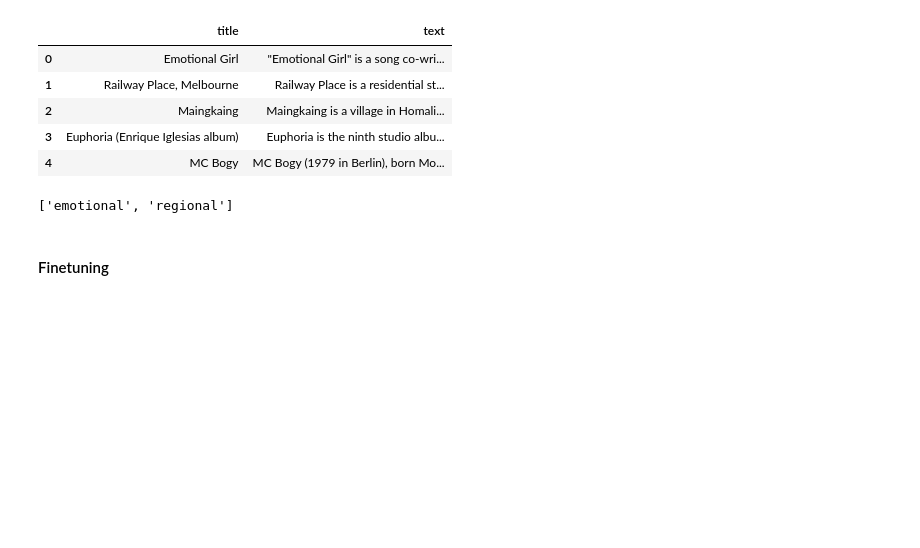
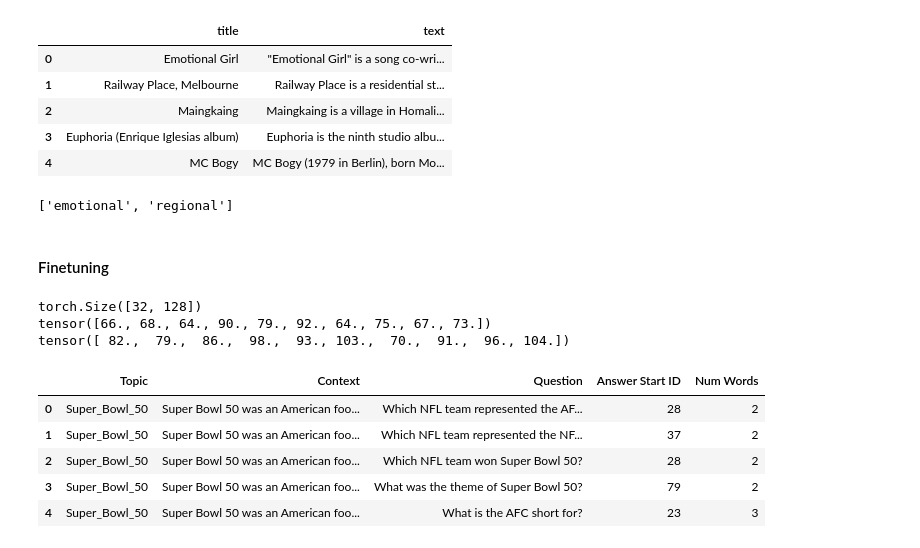
Before and after one commit to shanmukh05/scratch_nlp, a Jupyter notebook: Experiments.ipynb, the cells around one changed output. Drawn from its saved outputs; the diff is of its cells as text; code cells hidden in the pictures; blank space fills up the shorter version.

Commit message:
Implemented BERT Finetune Dataset Preprocesser and data loader

```diff
--- a/Experiments.ipynb
+++ b/Experiments.ipynb
@@ -2135,2 +2132,18 @@ words
+# %%
+wordpiece = bert.bert_pretrain_ds.wordpiece
+word2id = bert.bert_pretrain_ds.word2id
+
+bert_finetune_ds = PreprocessBERTFinetune(config_dict, wordpiece, word2id)
+tokens, start_ids, end_ids, topics = bert_finetune_ds.get_data()
+
+train_loader, val_loader, test_loader = create_data_loader_finetune(tokens, start_ids, end_ids, topics)
+train_tokens, train_start_ids, train_end_ids = next(iter(train_loader))
+print(train_tokens.shape)
+print(train_start_ids[:10])
+print(train_end_ids[:10])
+# %% [output]
+torch.Size([32, 128])
+tensor([66., 68., 64., 90., 79., 92., 64., 75., 67., 73.])
+tensor([ 82.,  79.,  86.,  98.,  93., 103.,  70.,  91.,  96., 104.])
 # %%
 ### BERT Finetuning Model
@@ -2136,0 +2152,51 @@ words
+# %%
+### Extract Data
+import json
+
+json_path = config_dict["finetune"]["paths"]["input_file"]
+num_topics = config_dict["finetune"]["dataset"]["num_topics"]
+
+with open(json_path, 'r') as f:
+    data = json.load(f)
+
+data = data["data"]
+topics, contexts, ques, ans_texts,   = [], [], [], []
+ans_start_ids, num_words, valid_ids = [], [], []
+
+for topic in data[:num_topics]:
+    for para in topic["paragraphs"]:
+        for que in para["qas"]:
+            topics.append(topic["title"])
+            contexts.append(para["context"])
+            ques.append(que["question"])
+            ans_texts.append(que["answers"][0]["text"])
+
+for j, (ans, context) in enumerate(zip(ans_texts, contexts)):
+    num_word = len(ans.split())
+    tokens = context.split()
+
+    for i in range(len(tokens) - num_word):
+        is_ans = " ".join(tokens[i:i+num_word])
+        if is_ans == ans:
+            ans_start_ids.append(i)
+            num_words.append(num_word)
+            is_present = True
+            valid_ids.append(j)
+            break
+valid_ids = np.array(valid_ids)
+
+df = pd.DataFrame.from_dict({
+    "Topic": np.array(topics)[valid_ids],
+    "Context": np.array(contexts)[valid_ids],
+    "Question": np.array(ques)[valid_ids],
+    "Answer Start ID": ans_start_ids,
+    "Num Words": num_words
+})
+df.head()
+# %% [output]
+|  | Topic | Context | Question | Answer Start ID | Num Words |
+| 0 | Super_Bowl_50 | Super Bowl 50 was an American foo... | Which NFL team represented the AF... | 28 | 2 |
+| 1 | Super_Bowl_50 | Super Bowl 50 was an American foo... | Which NFL team represented the NF... | 37 | 2 |
+| 2 | Super_Bowl_50 | Super Bowl 50 was an American foo... | Which NFL team won Super Bowl 50? | 28 | 2 |
+| 3 | Super_Bowl_50 | Super Bowl 50 was an American foo... | What was the theme of Super Bowl 50? | 79 | 2 |
+| 4 | Super_Bowl_50 | Super Bowl 50 was an American foo... | What is the AFC short for? | 23 | 3 |
```
Also changed, not shown: parts of 7 cells of this notebook, 5 other files.
